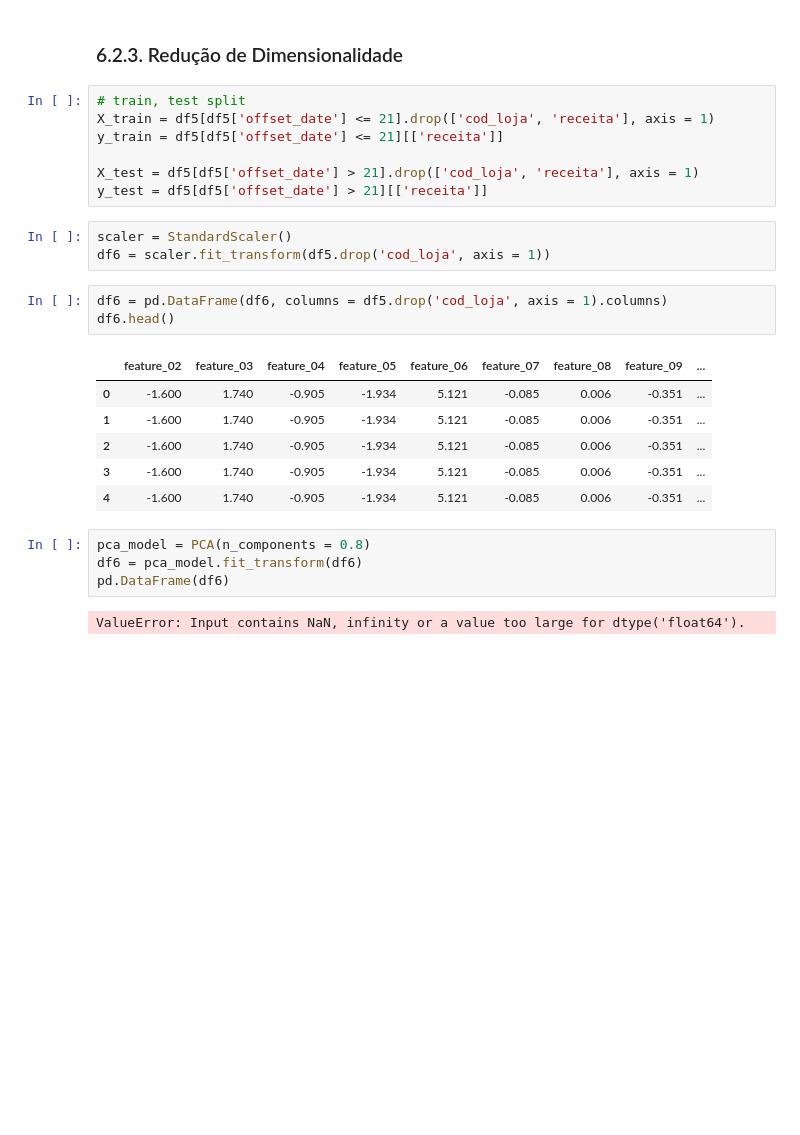
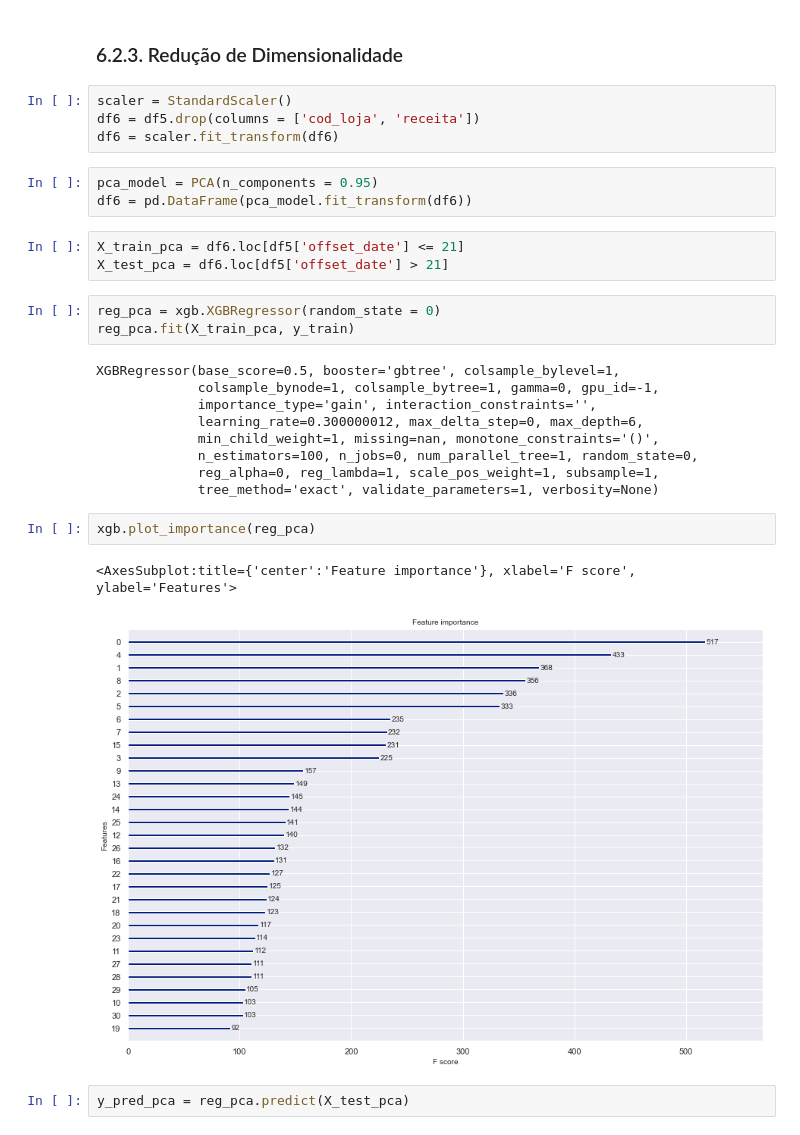
Before and after one commit to lucas-hattori-costa/Hackathon, a Jupyter notebook: Hackathon Big Data.ipynb, the cells around one changed output. Drawn from its saved outputs; the diff is of its cells as text; blank space fills up the shorter version.

```diff
--- a/Hackathon Big Data.ipynb
+++ b/Hackathon Big Data.ipynb
@@ -1167,28 +1179,31 @@ _ = plt.title('Residuais', fontsize = 20)
 # %% [markdown]
 ### 6.2.3. Redução de Dimensionalidade
-# %%
-# train, test split
-X_train = df5[df5['offset_date'] <= 21].drop(['cod_loja', 'receita'], axis = 1)
-y_train = df5[df5['offset_date'] <= 21][['receita']]
-
-X_test = df5[df5['offset_date'] > 21].drop(['cod_loja', 'receita'], axis = 1)
-y_test = df5[df5['offset_date'] > 21][['receita']]
 # %%
 scaler = StandardScaler()
-df6 = scaler.fit_transform(df5.drop('cod_loja', axis = 1))
+df6 = df5.drop(columns = ['cod_loja', 'receita'])
+df6 = scaler.fit_transform(df6)
-# %%
-df6 = pd.DataFrame(df6, columns = df5.drop('cod_loja', axis = 1).columns)
-df6.head()
-# %% [output]
-|  | feature_02 | feature_03 | feature_04 | feature_05 | feature_06 | feature_07 | feature_08 | feature_09 | ... |
-| 0 | -1.600 | 1.740 | -0.905 | -1.934 | 5.121 | -0.085 | 0.006 | -0.351 | ... |
-| 1 | -1.600 | 1.740 | -0.905 | -1.934 | 5.121 | -0.085 | 0.006 | -0.351 | ... |
-| 2 | -1.600 | 1.740 | -0.905 | -1.934 | 5.121 | -0.085 | 0.006 | -0.351 | ... |
-| 3 | -1.600 | 1.740 | -0.905 | -1.934 | 5.121 | -0.085 | 0.006 | -0.351 | ... |
-| 4 | -1.600 | 1.740 | -0.905 | -1.934 | 5.121 | -0.085 | 0.006 | -0.351 | ... |
 # %%
-pca_model = PCA(n_components = 0.8)
-df6 = pca_model.fit_transform(df6)
-pd.DataFrame(df6)
+pca_model = PCA(n_components = 0.95)
+df6 = pd.DataFrame(pca_model.fit_transform(df6))
-# %% [output]
-ValueError: Input contains NaN, infinity or a value too large for dtype('float64').
+# %%
+X_train_pca = df6.loc[df5['offset_date'] <= 21]
+X_test_pca = df6.loc[df5['offset_date'] > 21]
+# %%
+reg_pca = xgb.XGBRegressor(random_state = 0)
+reg_pca.fit(X_train_pca, y_train)
+# %% [output]
+XGBRegressor(base_score=0.5, booster='gbtree', colsample_bylevel=1,
+             colsample_bynode=1, colsample_bytree=1, gamma=0, gpu_id=-1,
+             importance_type='gain', interaction_constraints='',
+             learning_rate=0.300000012, max_delta_step=0, max_depth=6,
+             min_child_weight=1, missing=nan, monotone_constraints='()',
+             n_estimators=100, n_jobs=0, num_parallel_tree=1, random_state=0,
+             reg_alpha=0, reg_lambda=1, scale_pos_weight=1, subsample=1,
+             tree_method='exact', validate_parameters=1, verbosity=None)
+# %%
+xgb.plot_importance(reg_pca)
+# %% [output]
+<AxesSubplot:title={'center':'Feature importance'}, xlabel='F score', ylabel='Features'>
+[figure, added]
+# %%
+y_pred_pca = reg_pca.predict(X_test_pca)
```
Also changed, not shown: parts of 24 cells of this notebook.
